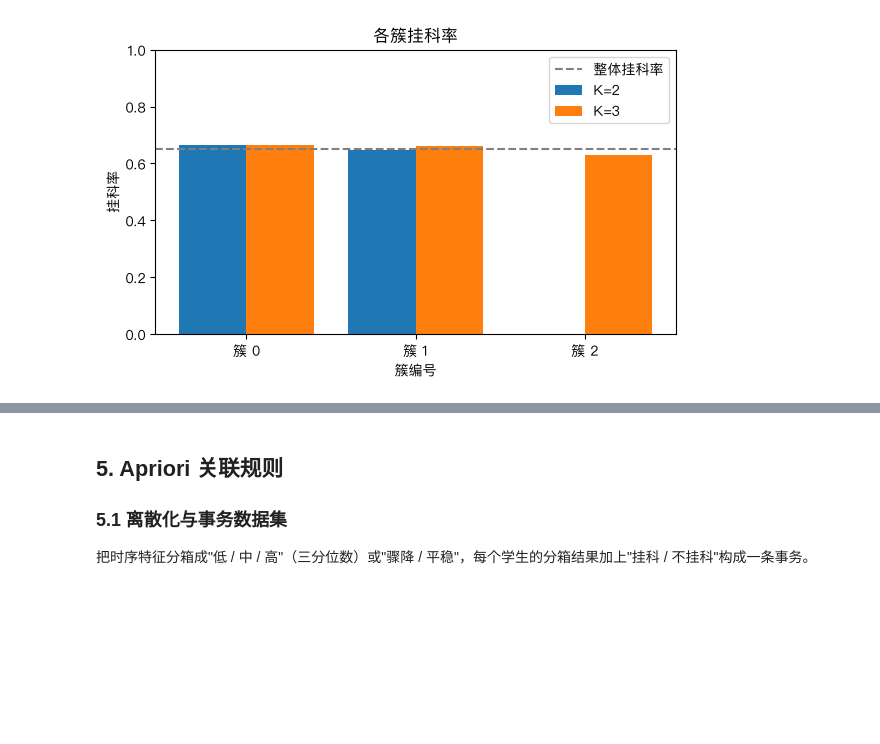
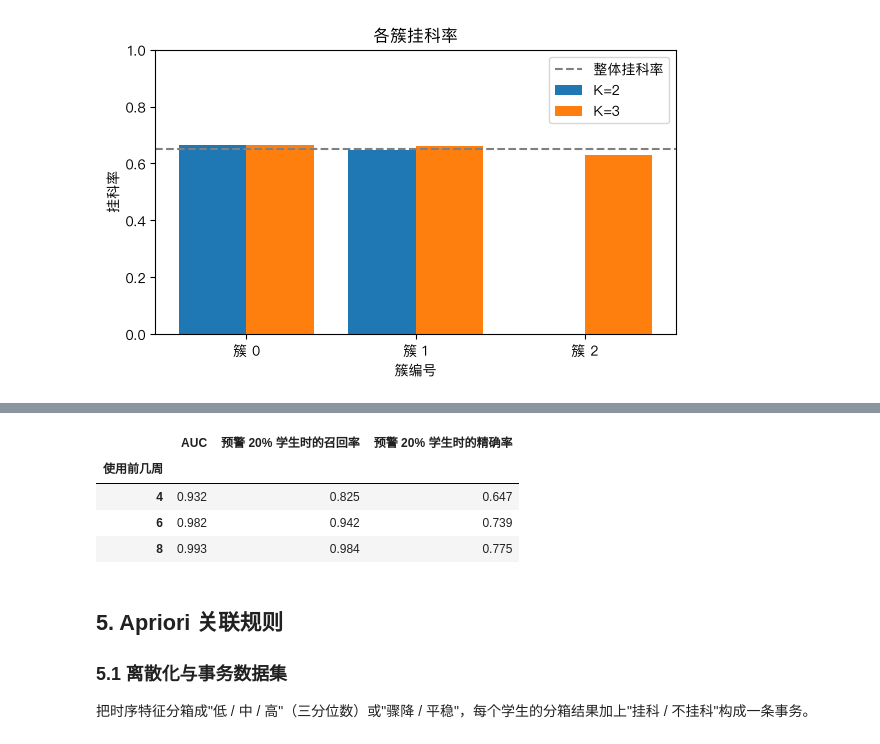
Before and after one commit to Heptazero/ml-course-labs, a Jupyter notebook: data-mining/student-learning-risk/track_b_clustering_apriori.ipynb, the cells around one changed output, grey strips where cells are left out. Drawn from its saved outputs; the diff is of its cells as text; code cells hidden in the pictures; blank space fills up the shorter version.

Commit message:
feat(data-mining): check early detection of declining students from video and quiz trends
Co-Authored-By: Claude Opus 5.5 <noreply@anthropic.com>

```diff
--- a/data-mining/student-learning-risk/track_b_clustering_apriori.ipynb
+++ b/data-mining/student-learning-risk/track_b_clustering_apriori.ipynb
@@ -332,3 +336,27 @@ plt.show()
+# %%
+from sklearn.metrics import roc_auc_score
+
+early_rows = []
+for k in [4, 6, 8]:
+    sub = weekly[weekly.week <= k].sort_values(['student_id', 'week'])
+    def rel_slope(g, col, floor):
+        return np.polyfit(g['week'], g[col], 1)[0] / max(g[col].iloc[0], floor)
+    sl = sub.groupby('student_id').apply(lambda g: pd.Series({
+        '视频斜率': rel_slope(g, 'weekly_video_hour', 0.5),
+        '小测斜率': rel_slope(g, 'weekly_quiz_score', 5)}))
+    score = -(sl['视频斜率'].rank() + sl['小测斜率'].rank())
+    truth = feat.loc[sl.index, '断崖']
+    flag = score >= score.quantile(0.8)
+    early_rows.append({'使用前几周': k, 'AUC': roc_auc_score(truth, score),
+                       '预警 20% 学生时的召回率': (flag & truth).sum() / truth.sum(),
+                       '预警 20% 学生时的精确率': (flag & truth).sum() / flag.sum()})
+pd.DataFrame(early_rows).set_index('使用前几周').round(3)
+# %% [output]
+|  | AUC | 预警 20% 学生时的召回率 | 预警 20% 学生时的精确率 |
+| 使用前几周 |  |  |  |
+| 4 | 0.932 | 0.825 | 0.647 |
+| 6 | 0.982 | 0.942 | 0.739 |
+| 8 | 0.993 | 0.984 | 0.775 |
 # %% [markdown]
 ## 5. Apriori 关联规则
 
```
Also changed, not shown: parts of 5 cells of this notebook.
